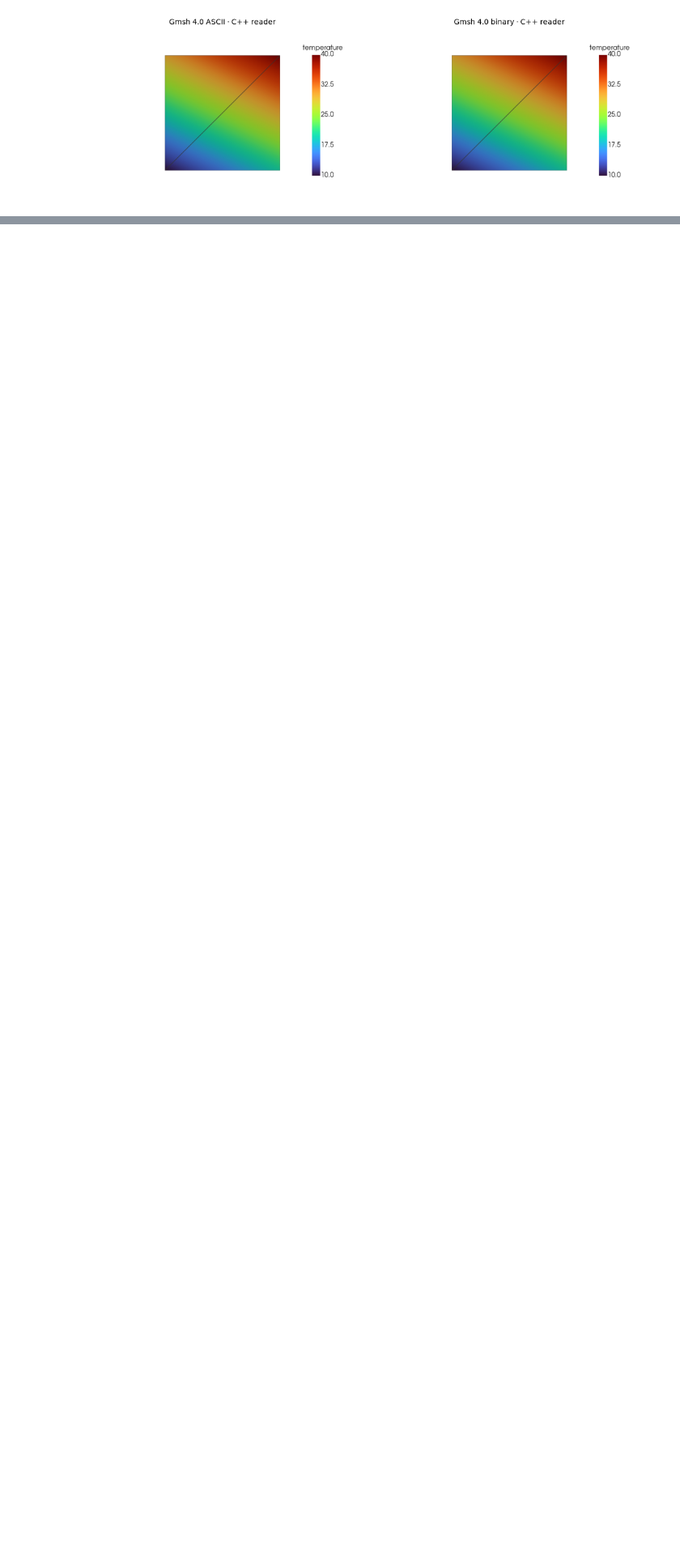
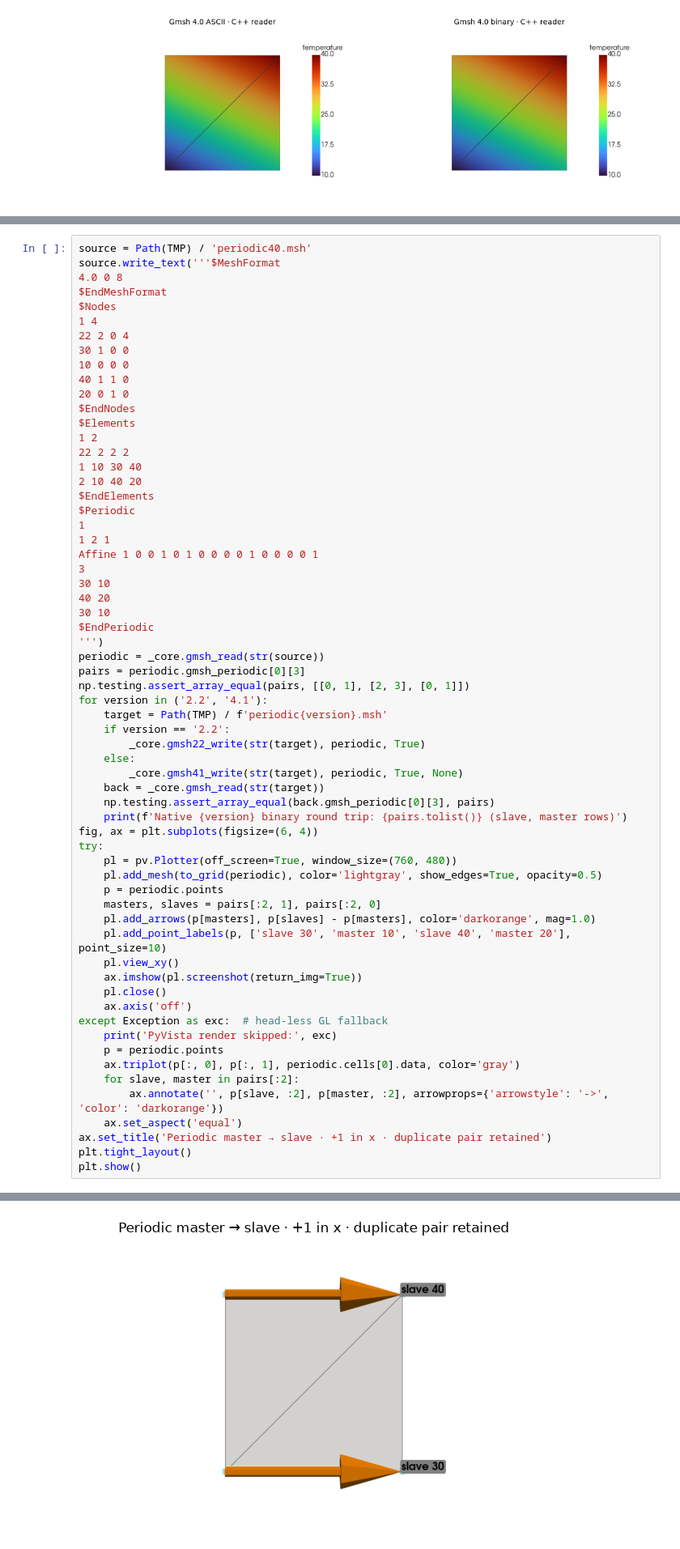
Before and after one commit to loumalouomega/meshioplusplus, a Jupyter notebook: example/python/24_format_parity.ipynb, the cells around one changed output, grey strips where cells are left out. Shown at 81% size. Drawn from its saved outputs; the diff is of its cells as text; blank space fills up the shorter version.

```diff
--- a/example/python/24_format_parity.ipynb
+++ b/example/python/24_format_parity.ipynb
@@ -371,0 +376,64 @@ gallery(items, view=(0, 0, 1))
+# %%
+source = Path(TMP) / 'periodic40.msh'
+source.write_text('''$MeshFormat
+4.0 0 8
+$EndMeshFormat
+$Nodes
+1 4
+22 2 0 4
+30 1 0 0
+10 0 0 0
+40 1 1 0
+20 0 1 0
+$EndNodes
+$Elements
+1 2
+22 2 2 2
+1 10 30 40
+2 10 40 20
+$EndElements
+$Periodic
+1
+1 2 1
+Affine 1 0 0 1 0 1 0 0 0 0 1 0 0 0 0 1
+3
+30 10
+40 20
+30 10
+$EndPeriodic
+''')
+periodic = _core.gmsh_read(str(source))
+pairs = periodic.gmsh_periodic[0][3]
+np.testing.assert_array_equal(pairs, [[0, 1], [2, 3], [0, 1]])
+for version in ('2.2', '4.1'):
+    target = Path(TMP) / f'periodic{version}.msh'
+    if version == '2.2':
+        _core.gmsh22_write(str(target), periodic, True)
+    else:
+        _core.gmsh41_write(str(target), periodic, True, None)
+    back = _core.gmsh_read(str(target))
+    np.testing.assert_array_equal(back.gmsh_periodic[0][3], pairs)
+    print(f'Native {version} binary round trip: {pairs.tolist()} (slave, master rows)')
+fig, ax = plt.subplots(figsize=(6, 4))
+try:
+    pl = pv.Plotter(off_screen=True, window_size=(760, 480))
+    pl.add_mesh(to_grid(periodic), color='lightgray', show_edges=True, opacity=0.5)
+    p = periodic.points
+    masters, slaves = pairs[:2, 1], pairs[:2, 0]
+    pl.add_arrows(p[masters], p[slaves] - p[masters], color='darkorange', mag=1.0)
+    pl.add_point_labels(p, ['slave 30', 'master 10', 'slave 40', 'master 20'], point_size=10)
+    pl.view_xy()
+    ax.imshow(pl.screenshot(return_img=True))
+    pl.close()
+    ax.axis('off')
+except Exception as exc:  # head-less GL fallback
+    print('PyVista render skipped:', exc)
+    p = periodic.points
+    ax.triplot(p[:, 0], p[:, 1], periodic.cells[0].data, color='gray')
+    for slave, master in pairs[:2]:
+        ax.annotate('', p[slave, :2], p[master, :2], arrowprops={'arrowstyle': '->', 'color': 'darkorange'})
+    ax.set_aspect('equal')
+ax.set_title('Periodic master → slave · +1 in x · duplicate pair retained')
+plt.tight_layout()
+plt.show()
+# %% [output]
@@ -371,0 +442 @@ gallery(items, view=(0, 0, 1))
+[figure, added]
```
Also changed, not shown: parts of 3 cells of this notebook, 49 other files.
